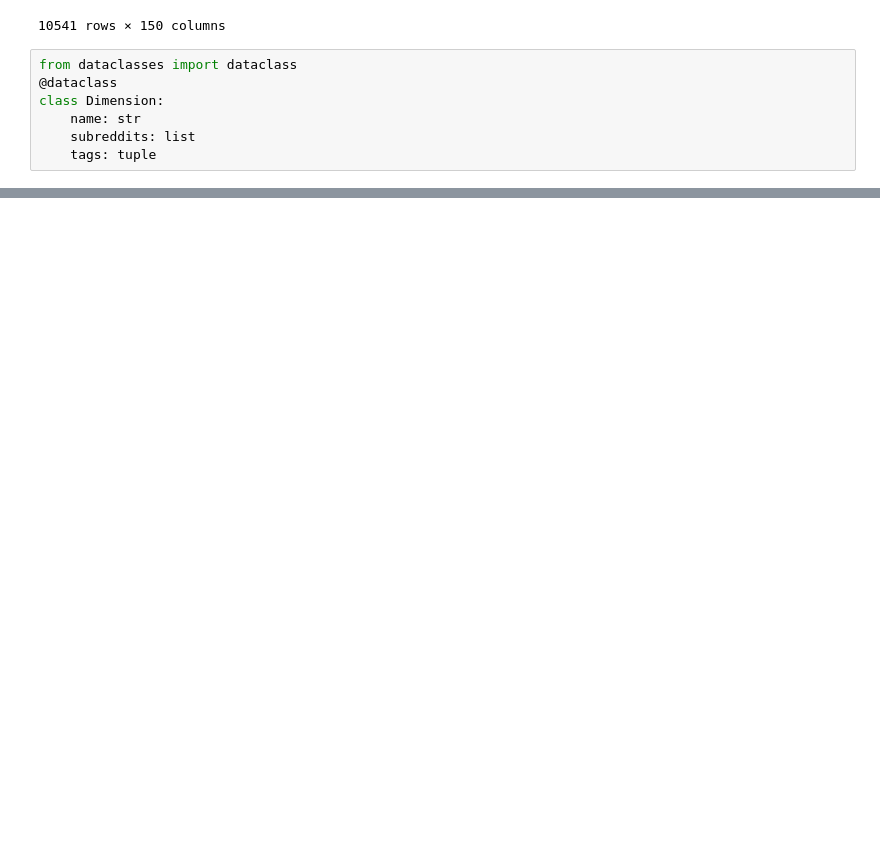
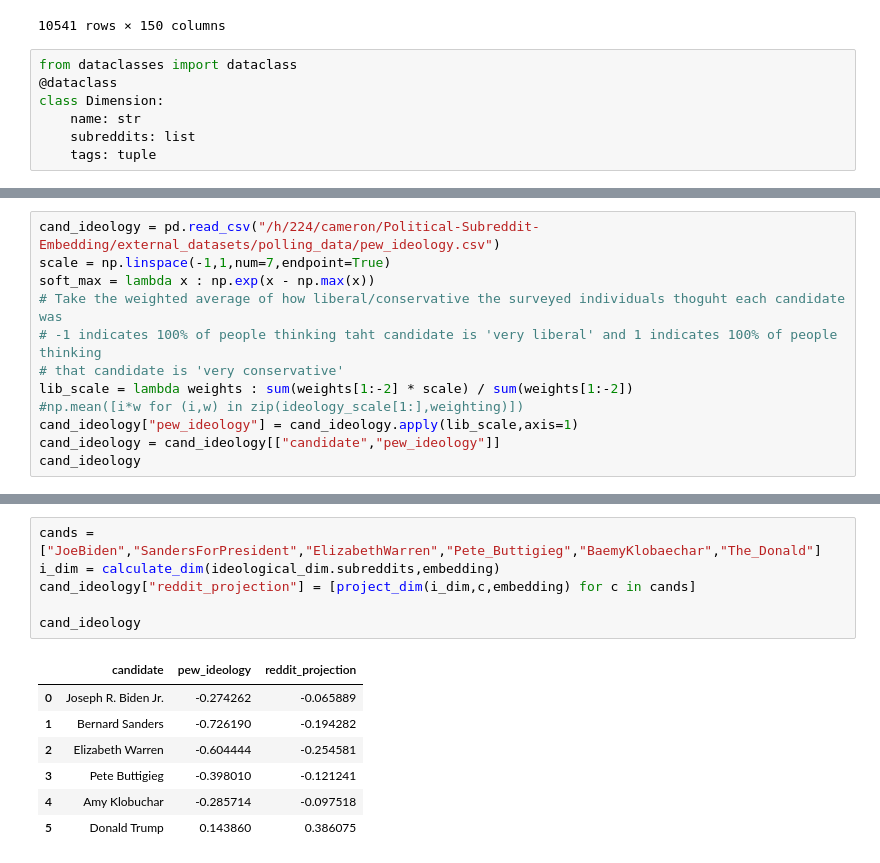
Before and after one commit to CSSLab/political-subreddits, a Jupyter notebook: Political_Dimensions.ipynb, the cells around one changed output, grey strips where cells are left out. Saved outputs shown, nothing was run; the diff lists cells and outputs as text; blank space fills up the shorter version.

```diff
--- a/Political_Dimensions.ipynb
+++ b/Political_Dimensions.ipynb
@@ -225,0 +248,12 @@ fig.show()
+# %%
+cand_ideology = pd.read_csv("/h/224/cameron/Political-Subreddit-Embedding/external_datasets/polling_data/pew_ideology.csv")
+scale = np.linspace(-1,1,num=7,endpoint=True)
+soft_max = lambda x : np.exp(x - np.max(x))
+# Take the weighted average of how liberal/conservative the surveyed individuals thoguht each candidate was
+# -1 indicates 100% of people thinking taht candidate is 'very liberal' and 1 indicates 100% of people thinking
+# that candidate is 'very conservative'
+lib_scale = lambda weights : sum(weights[1:-2] * scale) / sum(weights[1:-2])
+#np.mean([i*w for (i,w) in zip(ideology_scale[1:],weighting)])
+cand_ideology["pew_ideology"] = cand_ideology.apply(lib_scale,axis=1)
+cand_ideology = cand_ideology[["candidate","pew_ideology"]]
+cand_ideology
@@ -225,0 +268,14 @@ fig.show()
+# %%
+cands = ["JoeBiden","SandersForPresident","ElizabethWarren","Pete_Buttigieg","BaemyKlobaechar","The_Donald"]
+i_dim = calculate_dim(ideological_dim.subreddits,embedding)
+cand_ideology["reddit_projection"] = [project_dim(i_dim,c,embedding) for c in cands]
+
+cand_ideology
+# %% [output]
+|  | candidate | pew_ideology | reddit_projection |
+| 0 | Joseph R. Biden Jr. | -0.274262 | -0.065889 |
+| 1 | Bernard Sanders | -0.726190 | -0.194282 |
+| 2 | Elizabeth Warren | -0.604444 | -0.254581 |
+| 3 | Pete Buttigieg | -0.398010 | -0.121241 |
+| 4 | Amy Klobuchar | -0.285714 | -0.097518 |
+| 5 | Donald Trump | 0.143860 | 0.386075 |
```
Also changed, not shown: parts of 12 cells of this notebook, 3 other files.
